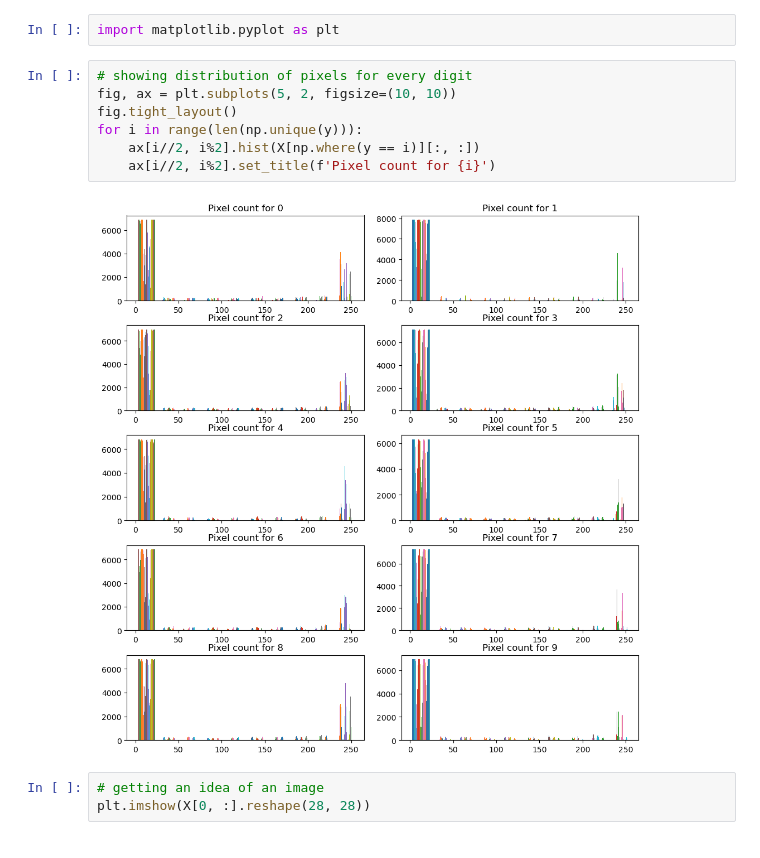
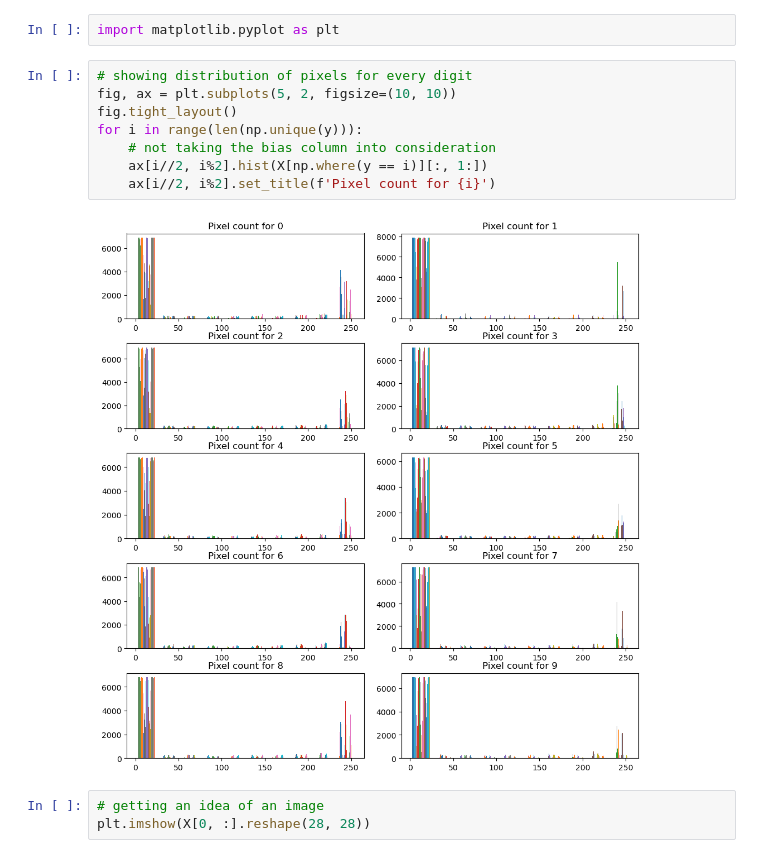
Before and after one commit to lazarovziv/intro-to-machine-learning, a Jupyter notebook: maman11/maman11.ipynb, the cells around one changed output. Drawn from its saved outputs; the diff is of its cells as text.

```diff
--- a/maman11/maman11.ipynb
+++ b/maman11/maman11.ipynb
@@ -86,12 +73,13 @@ import matplotlib.pyplot as plt
 # %%
 # showing distribution of pixels for every digit
 fig, ax = plt.subplots(5, 2, figsize=(10, 10))
 fig.tight_layout()
 for i in range(len(np.unique(y))):
-    ax[i//2, i%2].hist(X[np.where(y == i)][:, :])
+    # not taking the bias column into consideration
+    ax[i//2, i%2].hist(X[np.where(y == i)][:, 1:])
     ax[i//2, i%2].set_title(f'Pixel count for {i}')
 # %% [output]
-[figure, old version]
+[figure, new version]
 # %%
 # getting an idea of an image
 plt.imshow(X[0, :].reshape(28, 28))
```
Also changed, not shown: parts of 25 cells of this notebook.
